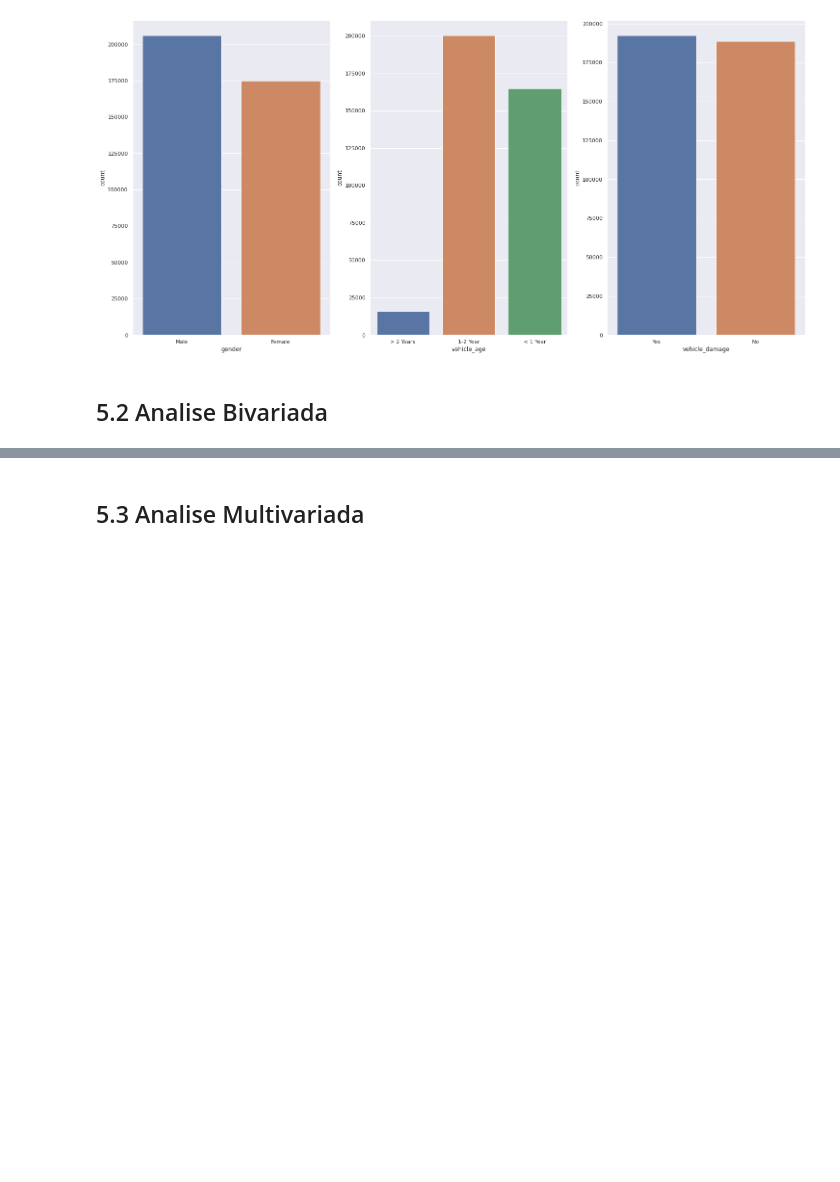
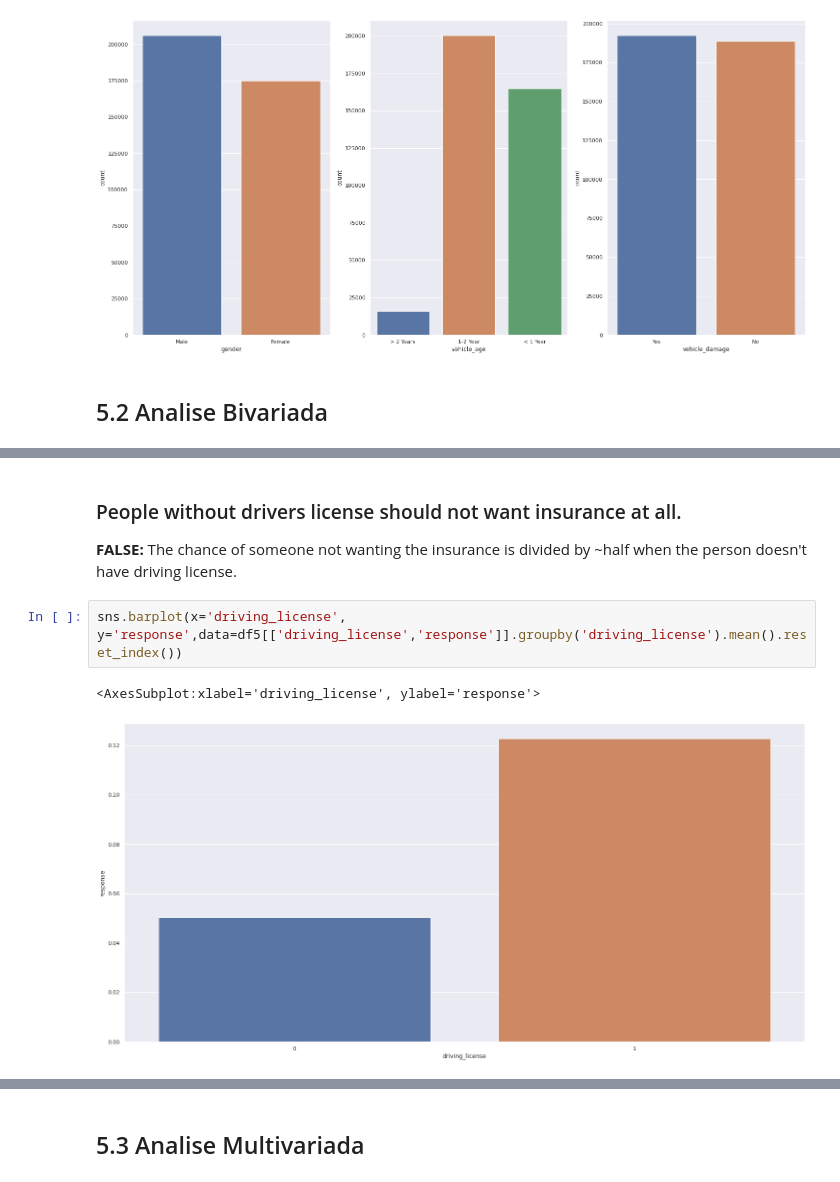
Before and after one commit to rafael-asousa/Cross-Sell-Prediction, a Jupyter notebook: notebook/cross-sell-predictions.ipynb, the cells around one changed output, grey strips where cells are left out. Cells and saved outputs as stored; diff of their text form; blank space fills up the shorter version.

```diff
--- a/notebook/cross-sell-predictions.ipynb
+++ b/notebook/cross-sell-predictions.ipynb
@@ -287,0 +338,8 @@ sns.countplot(x='vehicle_damage', data=cat_attributes )
+# %% [markdown]
+### People without drivers license should not want insurance at all.
+<b>FALSE:</b> The chance of someone not wanting the insurance is divided by ~half when the person doesn't have driving license.
+# %%
+sns.barplot(x='driving_license', y='response',data=df5[['driving_license','response']].groupby('driving_license').mean().reset_index())
+# %% [output]
+<AxesSubplot:xlabel='driving_license', ylabel='response'>
+[figure, added]
```
Also changed, not shown: parts of 14 cells of this notebook.
